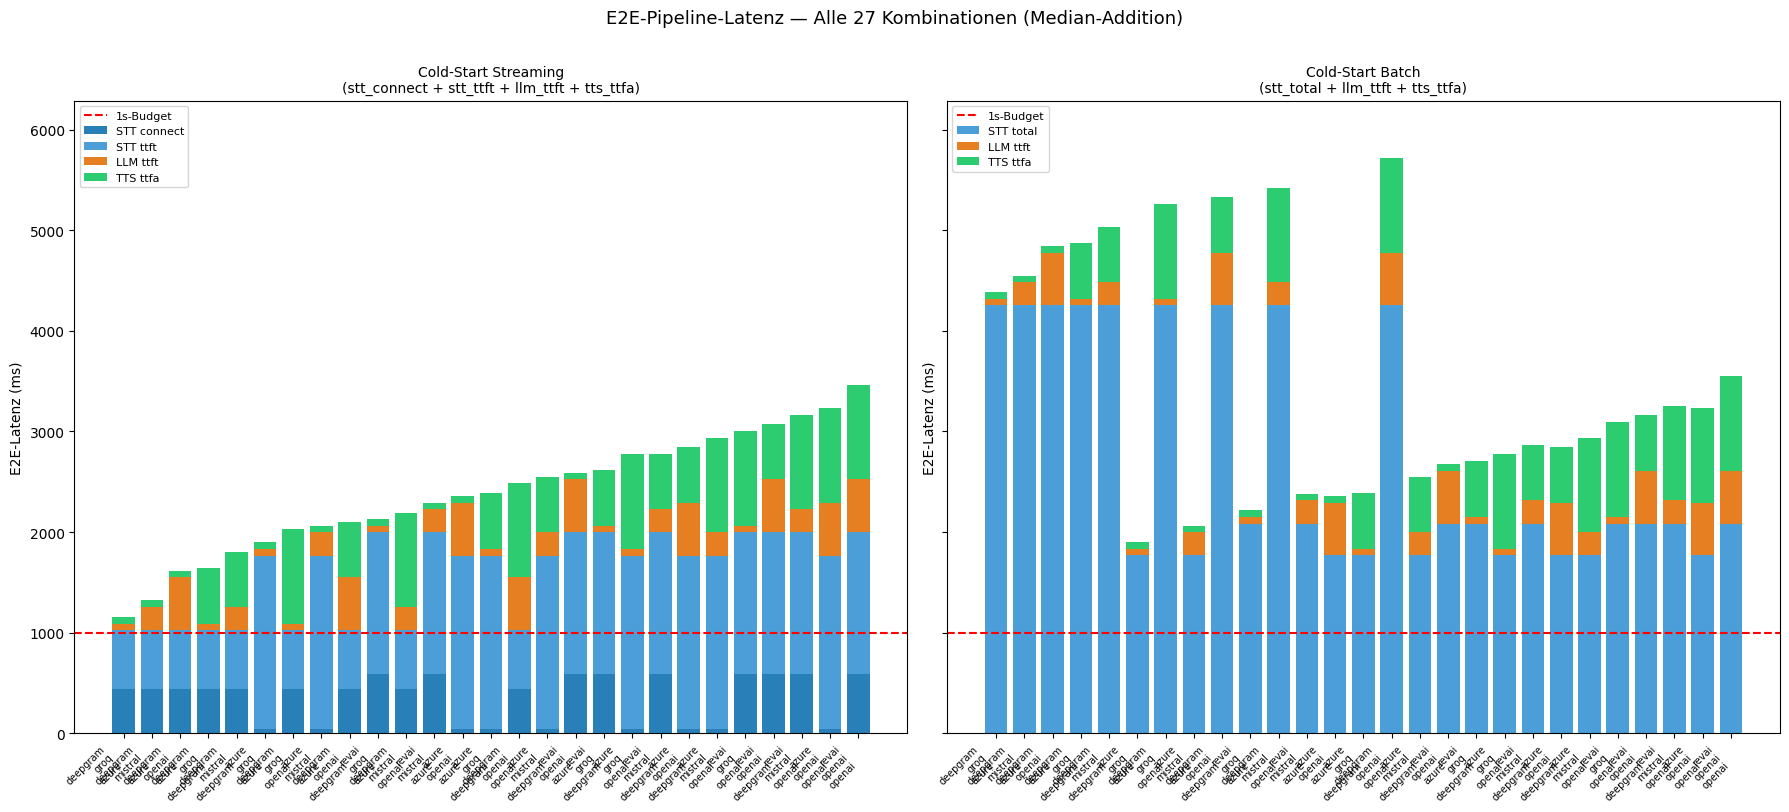
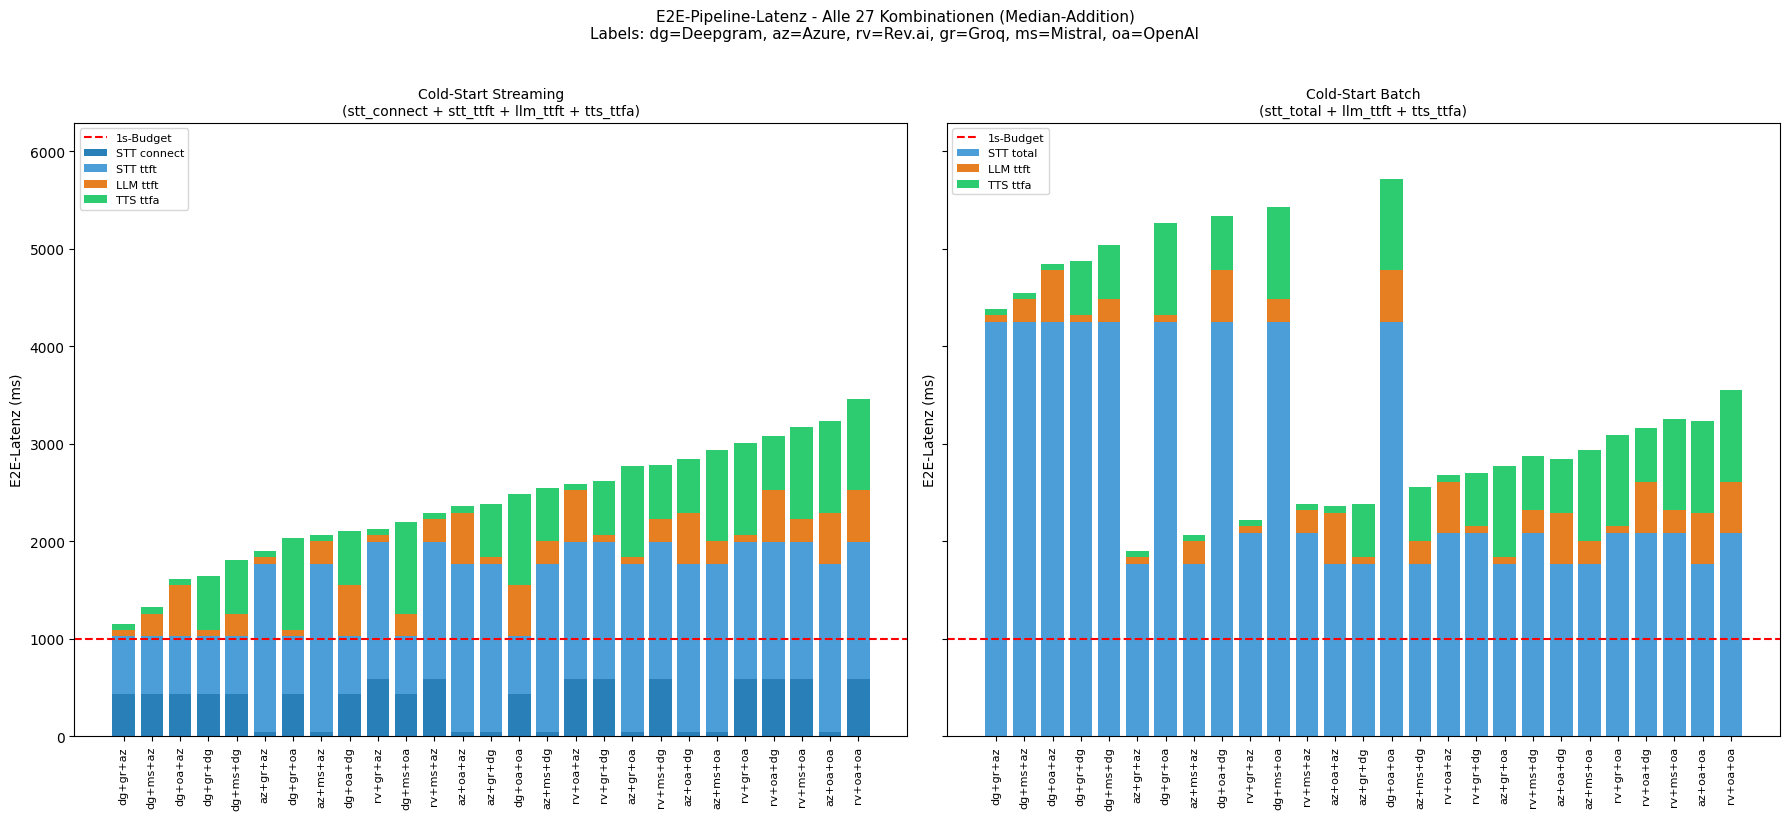
The change to this notebook cell's code, shown as a diff; its figure went from the first image to the second:
--- before
+++ after
@@ -2,11 +2,14 @@
 
 LAYER_COLORS = {
-    'STT':  '#4c9ed9',  # blau
-    'LLM':  '#e67e22',  # orange
-    'TTS':  '#2ecc71',  # gruen
-    'STT-conn': '#2980b9',  # dunkelblau (nur Streaming: connect-Anteil)
+    'STT':  '#4c9ed9',
+    'LLM':  '#e67e22',
+    'TTS':  '#2ecc71',
+    'STT-conn': '#2980b9',
 }
 
-labels = combos['combo'].str.replace('+', '\n', regex=False)
+ABBREV = {'deepgram': 'dg', 'azure': 'az', 'revai': 'rv', 'groq': 'gr', 'mistral': 'ms', 'openai': 'oa'}
+labels = combos['combo'].apply(
+    lambda c: '+'.join(ABBREV.get(p, p) for p in c.split('+'))
+)
 x = np.arange(len(combos))
 
@@ -36,5 +39,5 @@
     ax.axhline(1000, color='red', lw=1.5, ls='--', label='1s-Budget')
     ax.set_xticks(x)
-    ax.set_xticklabels(labels, fontsize=7, rotation=45, ha='right')
+    ax.set_xticklabels(labels, fontsize=8, rotation=90, ha='center')
     ax.set_ylabel('E2E-Latenz (ms)')
     ax.set_title(title, fontsize=10)
@@ -42,5 +45,7 @@
     ax.set_ylim(0, max(combos[['stream_e2e','batch_e2e']].max()) * 1.1)
 
-fig.suptitle('E2E-Pipeline-Latenz — Alle 27 Kombinationen (Median-Addition)', fontsize=13, y=1.01)
+fig.suptitle('E2E-Pipeline-Latenz - Alle 27 Kombinationen (Median-Addition)\n'
+             'Labels: dg=Deepgram, az=Azure, rv=Rev.ai, gr=Groq, ms=Mistral, oa=OpenAI',
+             fontsize=11, y=1.02)
 plt.tight_layout()
 save_figure(fig, '07_e2e_stacked_bar')

Commit: @ analyse: Notebook-Re-Runs + Figure-Neugenerierung + Prof-Zusammenfassung